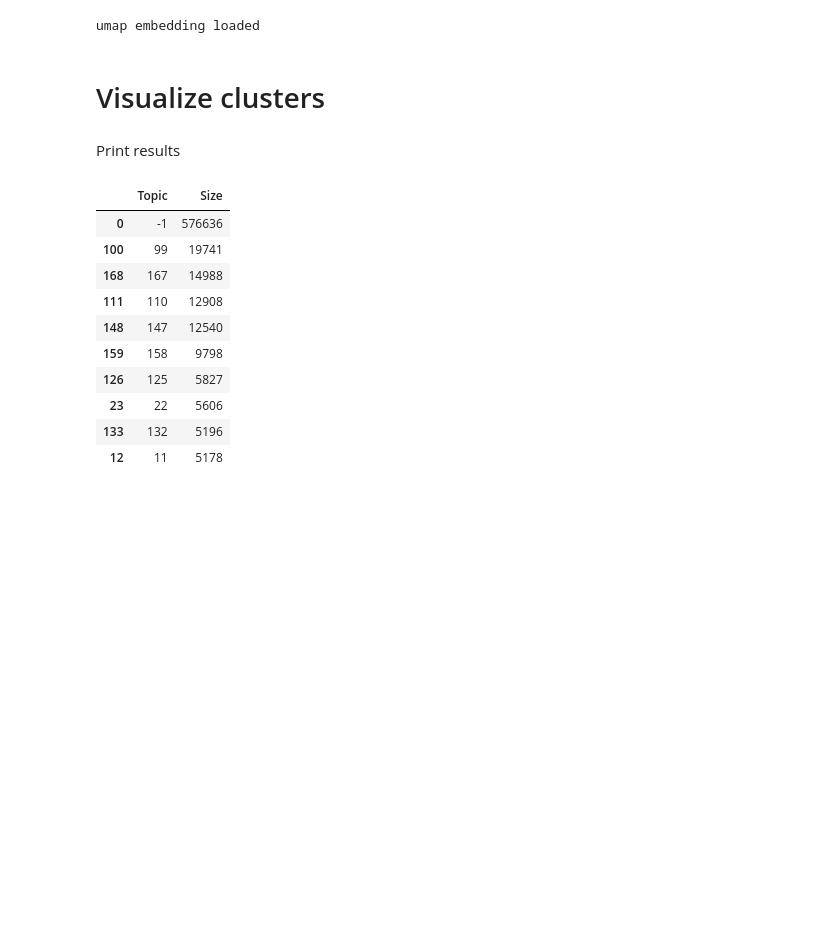
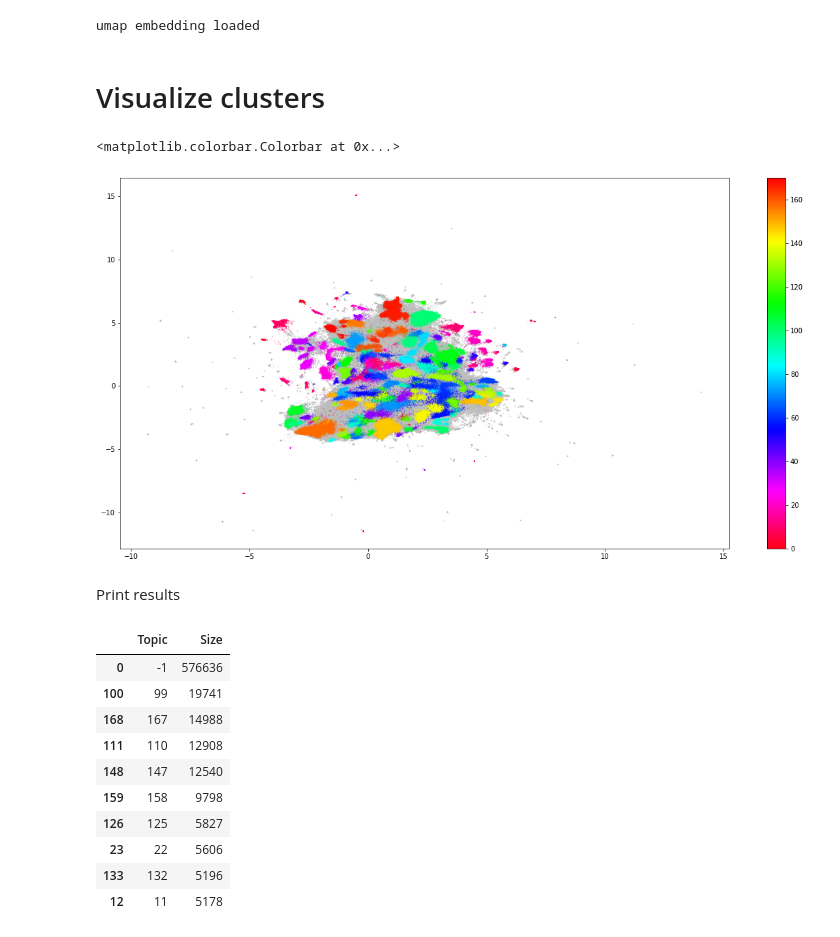
Before and after one commit to imsarmiento/NLP_202110, a Jupyter notebook: Stage2/topicsSpanish.ipynb, the cells around one changed output. Cells and saved outputs as stored; diff of their text form; code cells hidden in the pictures; blank space fills up the shorter version.

Commit message:
Graph Spanish

```diff
--- a/Stage2/topicsSpanish.ipynb
+++ b/Stage2/topicsSpanish.ipynb
@@ -233,10 +233,13 @@ umap embedding loaded
 # %%
 fig, ax = plt.subplots(figsize=(20, 10))
 outliers = result.loc[result.labels == -1, :]
-clustered = result.loc[result.labels != 1, :]
+clustered = result.loc[result.labels != -1, :]
 plt.scatter(outliers.x, outliers.y, color='#BDBDBD', s=0.05)
 plt.scatter(clustered.x, clustered.y, c=clustered.labels, s=0.05, cmap='hsv_r')
 plt.colorbar()
+# %% [output]
+<matplotlib.colorbar.Colorbar at 0x...>
+[figure, added]
 # %% [markdown]
 Print results
 # %%
```
Also changed, not shown: parts of 1 cell of this notebook.
